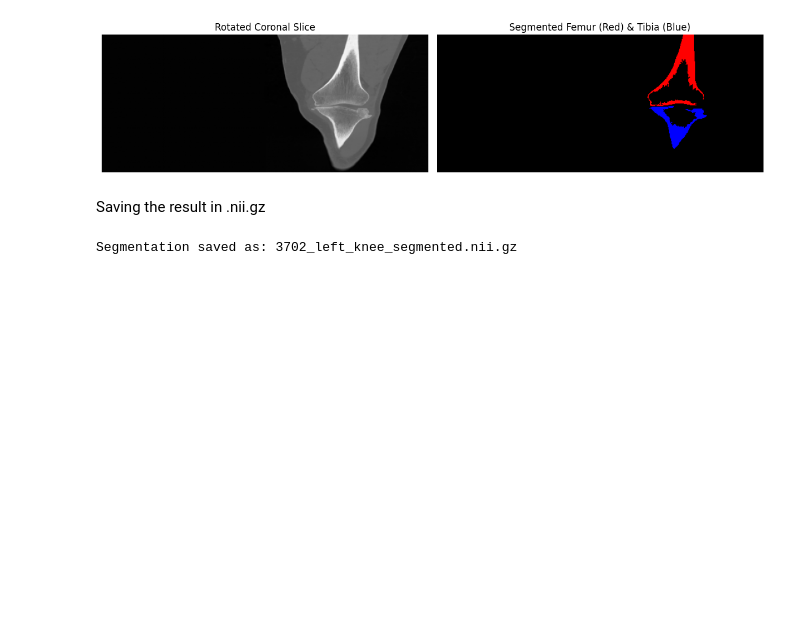
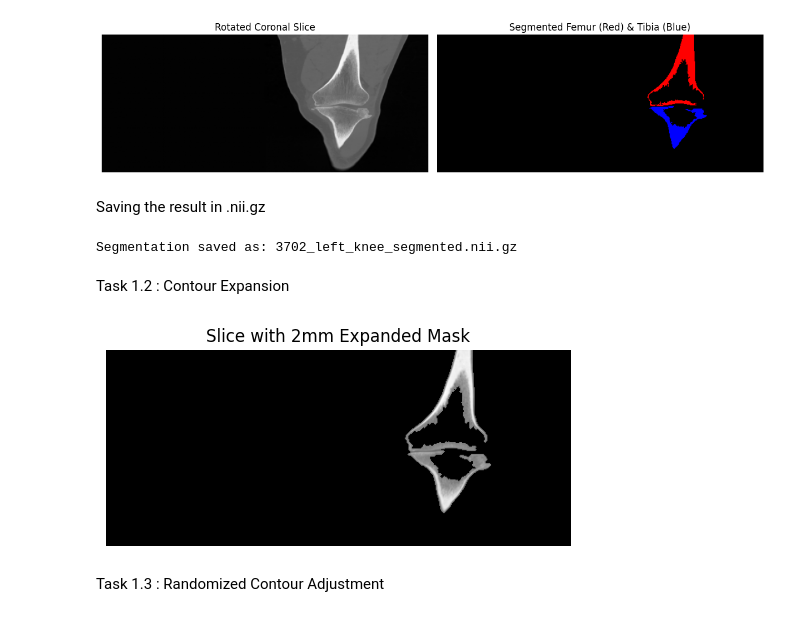
Before and after one commit to LuitelN/NAAMII-Image-Processing-Task-, a Jupyter notebook: Analysis.ipynb, the cells around one changed output. Drawn from its saved outputs; the diff is of its cells as text; code cells hidden in the pictures; blank space fills up the shorter version.

Commit message:
Completed Contour Expansion

```diff
--- a/Analysis.ipynb
+++ b/Analysis.ipynb
@@ -92,3 +92,26 @@ nib.save(segmented_nifti, output_filename)
 print(f"Segmentation saved as: {output_filename}")
 # %% [output]
 Segmentation saved as: 3702_left_knee_segmented.nii.gz
+# %% [markdown]
+Task 1.2 : Contour Expansion
+# %%
+pixel_spacing = np.mean([spacing[0], spacing[2]])
+pixels_to_expand = int(np.round(2.0 / pixel_spacing))
+
+# Create binary mask from segmented femur and tibia
+mask = segmented > 0
+
+# Expand the mask by 2mm using binary dilation
+expanded_mask = binary_dilation(mask, iterations=pixels_to_expand)
+
+masked_image = np.where(expanded_mask, slice_rotated, 0)
+# %%
+plt.figure(figsize=(6, 6))
+plt.imshow(masked_image, cmap='gray')
+plt.title("Slice with 2mm Expanded Mask")
+plt.axis('off')
+plt.show()
+# %% [output]
+[figure, added]
+# %% [markdown]
+Task 1.3 : Randomized Contour Adjustment
```
Also changed, not shown: parts of 10 cells of this notebook, 19 other files.
